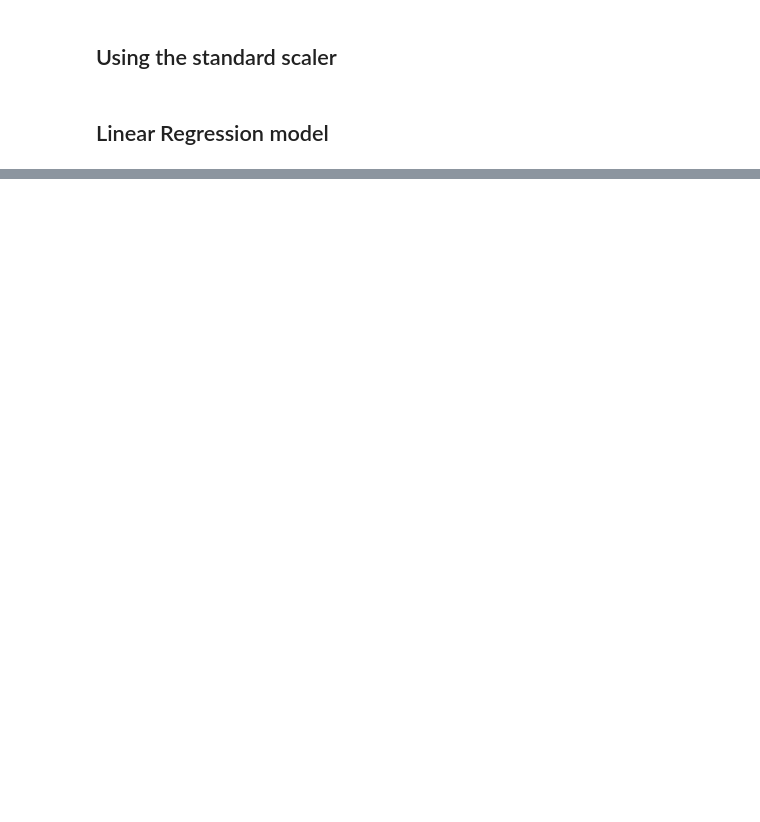
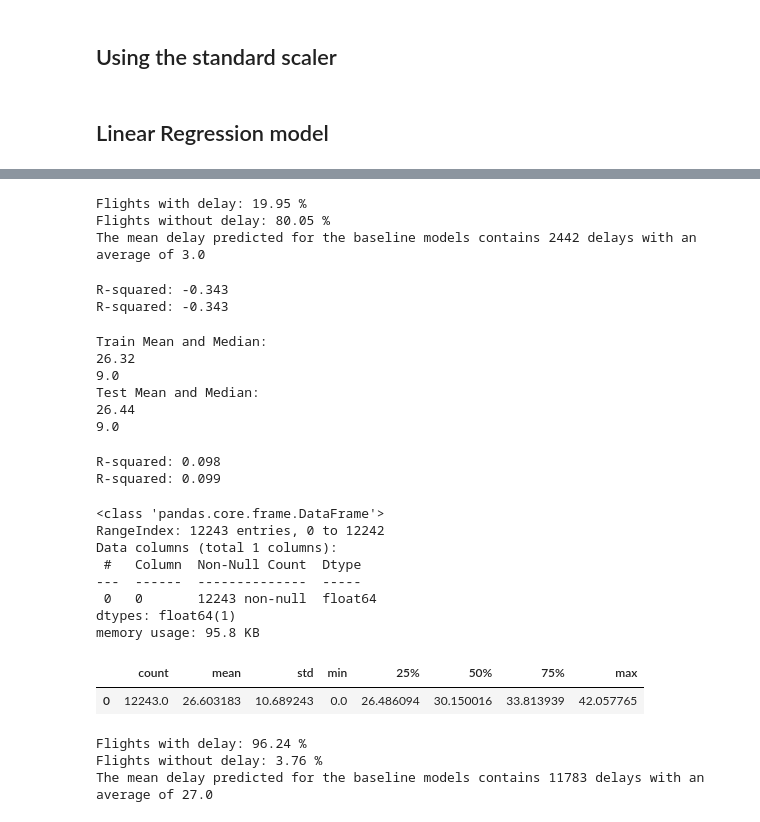
Before and after one commit to nilorenz/ml-project-flight-delay-tunisair, a Jupyter notebook: EDA_new.ipynb, the cells around one changed output, grey strips where cells are left out. Cells and saved outputs as stored; diff of their text form; code cells hidden in the pictures; blank space fills up the shorter version.

Commit message:
Adjusted baseline model and added first evaluation with r-squared for baseline model and linear regression

```diff
--- a/EDA_new.ipynb
+++ b/EDA_new.ipynb
@@ -174,0 +229,79 @@ y_pred_test = lin_reg.predict(X_test)
+# %%
+baseline_pred_delays = int(y_test_pred_baseline[y_test_pred_baseline == 15.0].shape[0])
+baseline_pred_no_delays = int(y_test_pred_baseline[y_test_pred_baseline == 0.0].shape[0])
+baseline_pred_overall = int(y_test_pred_baseline.shape[0])
+
+print("Flights with delay: " + str(round((baseline_pred_delays) * 100 / baseline_pred_overall,2)) + " %")
+print("Flights without delay: " + str(round((baseline_pred_no_delays) * 100 / baseline_pred_overall,2)) + " %")
+
+# 3 -> 1/5 von 15
+
+baseline_pred_sum_delays = y_test_pred_baseline.sum()
+baseline_pred_mean_delay = y_test_pred_baseline.mean()
+print("The mean delay predicted for the baseline models contains " + str(baseline_pred_delays) + " delays with an average of " + str(round(baseline_pred_mean_delay,0)))
+# %% [output]
+Flights with delay: 19.95 %
+Flights without delay: 80.05 %
+The mean delay predicted for the baseline models contains 2442 delays with an average of 3.0
+# %%
+# Calculate the R-squared for our model
+print("R-squared:", round(r2_score(y_train, y_train_pred_baseline), 3))
+print("R-squared:", round(r2_score(y_test, y_test_pred_baseline), 3))
+# %% [output]
+R-squared: -0.343
+R-squared: -0.343
+# %%
+print("Train Mean and Median:")
+print(round(df_train.delay.mean(),2))
+print(round(df_train.delay.median(),2))
+
+print("Test Mean and Median:")
+print(round(df_test.delay.mean(),2))
+print(round(df_test.delay.median(),2))
+# %% [output]
+Train Mean and Median:
+26.32
+9.0
+Test Mean and Median:
+26.44
+9.0
+# %%
+print("R-squared:", round(r2_score(y_train, y_pred_train), 3))
+print("R-squared:", round(r2_score(y_test, y_pred_test), 3))
+# %% [output]
+R-squared: 0.098
+R-squared: 0.099
+# %%
+test = pd.DataFrame(y_pred_test)
+test.info()
+test.describe().T
+#test_set = int(test[test == 0.0].shape[0])
+#test_set
+# %% [output]
+<class 'pandas.core.frame.DataFrame'>
+RangeIndex: 12243 entries, 0 to 12242
+Data columns (total 1 columns):
+ #   Column  Non-Null Count  Dtype
+---  ------  --------------  -----
+ 0   0       12243 non-null  float64
+dtypes: float64(1)
+memory usage: 95.8 KB
+|  | count | mean | std | min | 25% | 50% | 75% | max |
+| 0 | 12243.0 | 26.603183 | 10.689243 | 0.0 | 26.486094 | 30.150016 | 33.813939 | 42.057765 |
+# %%
+lin_reg_pred_delays = int(y_pred_test[y_pred_test > 0.0].shape[0])
+lin_reg_pred_no_delays = int(y_pred_test[y_pred_test == 0.0].shape[0])
+lin_reg_pred_overall = int(y_pred_test.shape[0])
+
+print("Flights with delay: " + str(round((lin_reg_pred_delays) * 100 / lin_reg_pred_overall,2)) + " %")
+print("Flights without delay: " + str(round((lin_reg_pred_no_delays) * 100 / lin_reg_pred_overall,2)) + " %")
+
+# 3 -> 1/5 von 15
+
+lin_reg_pred_sum_delays = y_pred_test.sum()
+lin_reg_pred_mean_delay = y_pred_test.mean()
+print("The mean delay predicted for the baseline models contains " + str(lin_reg_pred_delays) + " delays with an average of " + str(round(lin_reg_pred_mean_delay,0)))
+# %% [output]
+Flights with delay: 96.24 %
+Flights without delay: 3.76 %
+The mean delay predicted for the baseline models contains 11783 delays with an average of 27.0
```
Also changed, not shown: parts of 16 cells of this notebook.
